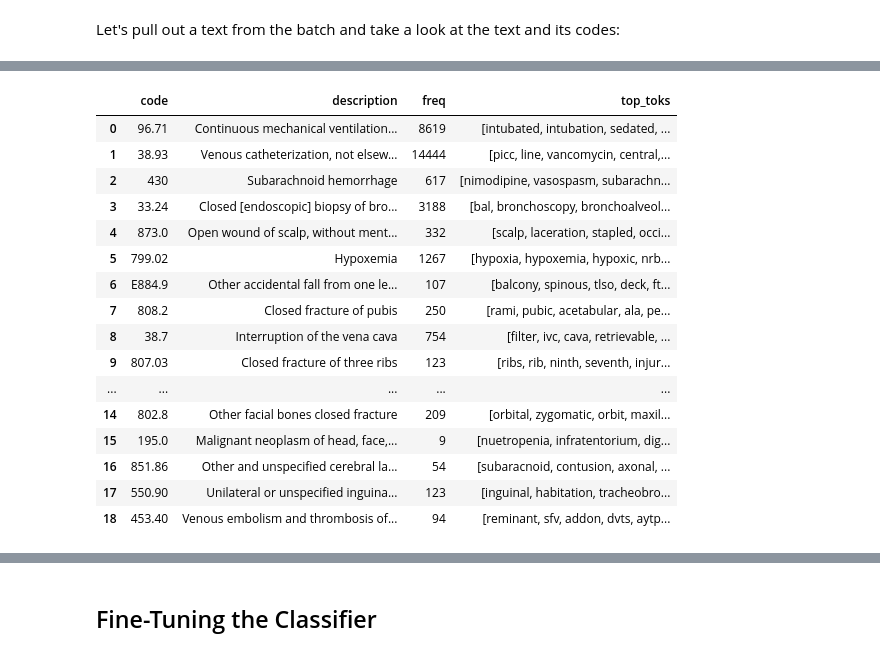
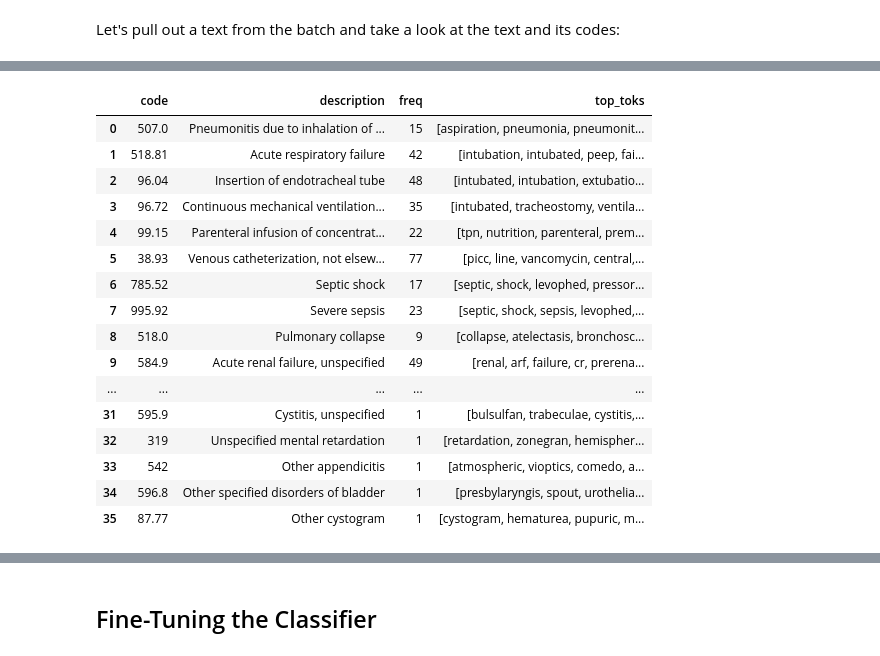
Before and after one commit to debjyotiSRoy/xcube, a Jupyter notebook: nbs/18_tutorial.train_mimic3.ipynb, the cells around one changed output, grey strips where cells are left out. Cells and saved outputs as stored; diff of their text form; code cells hidden in the pictures.

```diff
--- a/nbs/18_tutorial.train_mimic3.ipynb
+++ b/nbs/18_tutorial.train_mimic3.ipynb
@@ -725,4 +701,4 @@ assert before_pos < after_pos and before_neg > after_neg
 # %%
-lf = LabelForcing(1)
-cbs = L( [cbs]+ [lf])
-cbs
+# lf = LabelForcing(1)
+# cbs = L( [cbs]+ [lf])
+# cbs
@@ -804,27 +782,28 @@ The text is 23902 words long and has 19 codes
 # %%
 df_codes = pd.DataFrame(columns=['code', 'description', 'freq', 'top_toks'])
 df_codes['code'] = codes
 df_codes['description'] = mapt(des.get, codes)
 df_codes['freq'] = mapt(lbl_freqs.get, codes)
 idxs = learn.dls.vocab[1].map_objs(codes)
 top_toks = array(learn.dls.vocab[0])[learn.brain[:, idxs].topk(k=k, dim=0).indices.cpu()].T
+top_vals = learn.brain[:, idxs].topk(k=k, dim=0).values.cpu().T
 df_codes['top_toks'] = L(top_toks, use_list=True).map(list)
 df_codes
 # %% [output]
 |  | code | description | freq | top_toks |
-| 0 | 96.71 | Continuous mechanical ventilation... | 8619 | [intubated, intubation, sedated, ... |
-| 1 | 38.93 | Venous catheterization, not elsew... | 14444 | [picc, line, vancomycin, central,... |
-| 2 | 430 | Subarachnoid hemorrhage | 617 | [nimodipine, vasospasm, subarachn... |
-| 3 | 33.24 | Closed [endoscopic] biopsy of bro... | 3188 | [bal, bronchoscopy, bronchoalveol... |
-| 4 | 873.0 | Open wound of scalp, without ment... | 332 | [scalp, laceration, stapled, occi... |
-| 5 | 799.02 | Hypoxemia | 1267 | [hypoxia, hypoxemia, hypoxic, nrb... |
-| 6 | E884.9 | Other accidental fall from one le... | 107 | [balcony, spinous, tlso, deck, ft... |
-| 7 | 808.2 | Closed fracture of pubis | 250 | [rami, pubic, acetabular, ala, pe... |
-| 8 | 38.7 | Interruption of the vena cava | 754 | [filter, ivc, cava, retrievable, ... |
-| 9 | 807.03 | Closed fracture of three ribs | 123 | [ribs, rib, ninth, seventh, injur... |
+| 0 | 507.0 | Pneumonitis due to inhalation of ... | 15 | [aspiration, pneumonia, pneumonit... |
+| 1 | 518.81 | Acute respiratory failure | 42 | [intubation, intubated, peep, fai... |
+| 2 | 96.04 | Insertion of endotracheal tube | 48 | [intubated, intubation, extubatio... |
+| 3 | 96.72 | Continuous mechanical ventilation... | 35 | [intubated, tracheostomy, ventila... |
+| 4 | 99.15 | Parenteral infusion of concentrat... | 22 | [tpn, nutrition, parenteral, prem... |
+| 5 | 38.93 | Venous catheterization, not elsew... | 77 | [picc, line, vancomycin, central,... |
+| 6 | 785.52 | Septic shock | 17 | [septic, shock, levophed, pressor... |
+| 7 | 995.92 | Severe sepsis | 23 | [septic, shock, sepsis, levophed,... |
+| 8 | 518.0 | Pulmonary collapse | 9 | [collapse, atelectasis, bronchosc... |
+| 9 | 584.9 | Acute renal failure, unspecified | 49 | [renal, arf, failure, cr, prerena... |
 | ... | ... | ... | ... | ... |
-| 14 | 802.8 | Other facial bones closed fracture | 209 | [orbital, zygomatic, orbit, maxil... |
-| 15 | 195.0 | Malignant neoplasm of head, face,... | 9 | [nuetropenia, infratentorium, dig... |
-| 16 | 851.86 | Other and unspecified cerebral la... | 54 | [subaracnoid, contusion, axonal, ... |
-| 17 | 550.90 | Unilateral or unspecified inguina... | 123 | [inguinal, habitation, tracheobro... |
-| 18 | 453.40 | Venous embolism and thrombosis of... | 94 | [reminant, sfv, addon, dvts, aytp... |
+| 31 | 595.9 | Cystitis, unspecified | 1 | [bulsulfan, trabeculae, cystitis,... |
+| 32 | 319 | Unspecified mental retardation | 1 | [retardation, zonegran, hemispher... |
+| 33 | 542 | Other appendicitis | 1 | [atmospheric, vioptics, comedo, a... |
+| 34 | 596.8 | Other specified disorders of bladder | 1 | [presbylaryngis, spout, urothelia... |
+| 35 | 87.77 | Other cystogram | 1 | [cystogram, hematurea, pupuric, m... |
```
Also changed, not shown: parts of 23 cells of this notebook, 11 other files.
